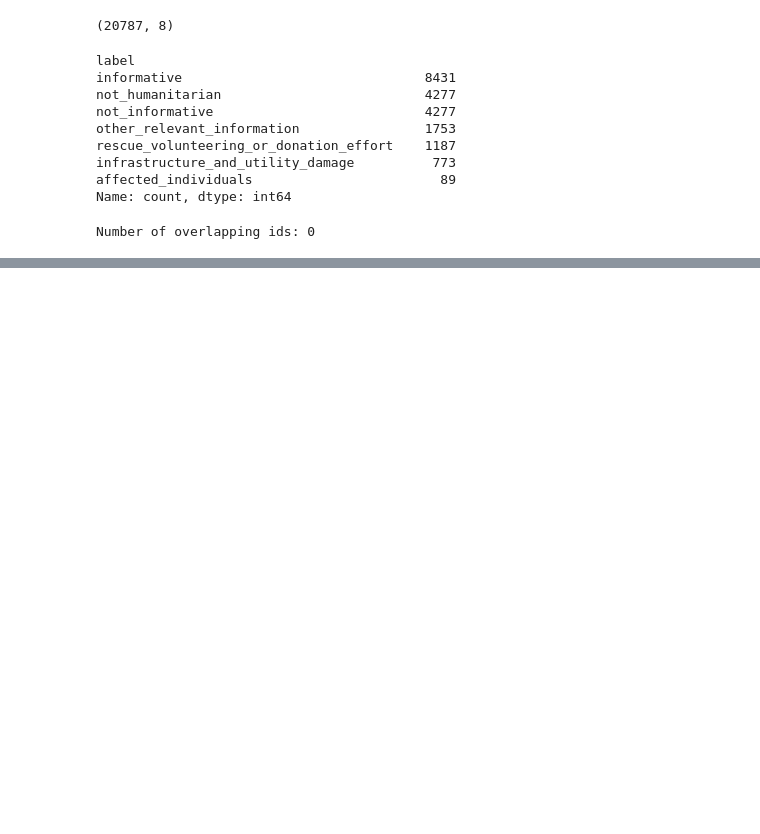
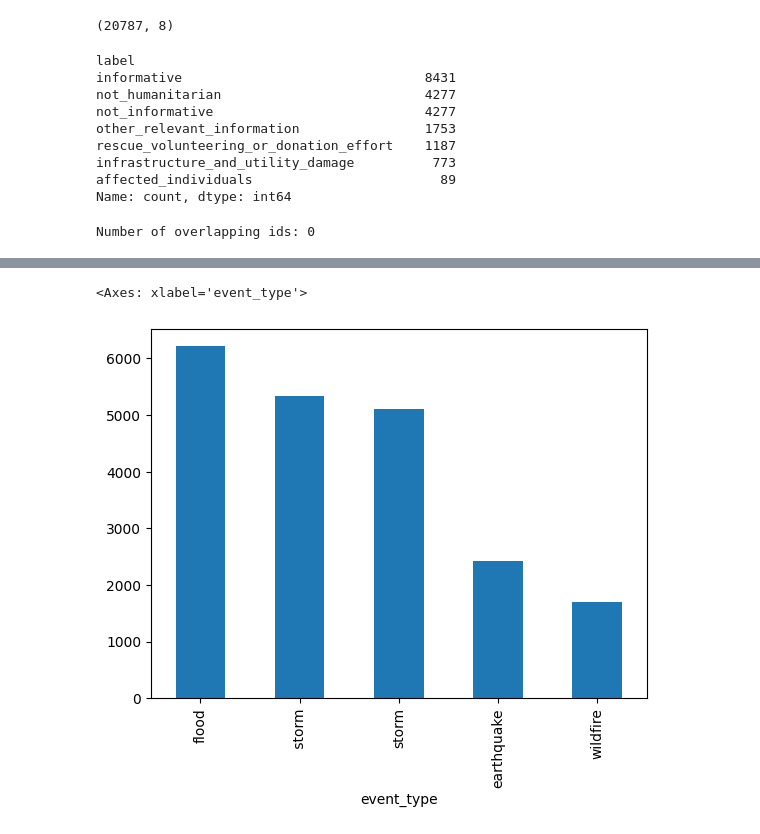
Before and after one commit to dhnhut/disaster-tweets, a Jupyter notebook: notebooks/0_dataset_CrisisMMD.ipynb, the cells around one changed output, grey strips where cells are left out. Drawn from its saved outputs; the diff is of its cells as text; code cells hidden in the pictures; blank space fills up the shorter version.

```diff
--- a/notebooks/0_dataset_CrisisMMD.ipynb
+++ b/notebooks/0_dataset_CrisisMMD.ipynb
@@ -195,0 +255,5 @@ df_agree.to_csv('datasets/CrisisMMD_v2.csv', index=False)
+# %%
+df_agree['event_type'].value_counts().plot(kind='bar')
+# %% [output]
+<Axes: xlabel='event_type'>
+[figure, added]
```
Also changed, not shown: parts of 5 cells of this notebook.
